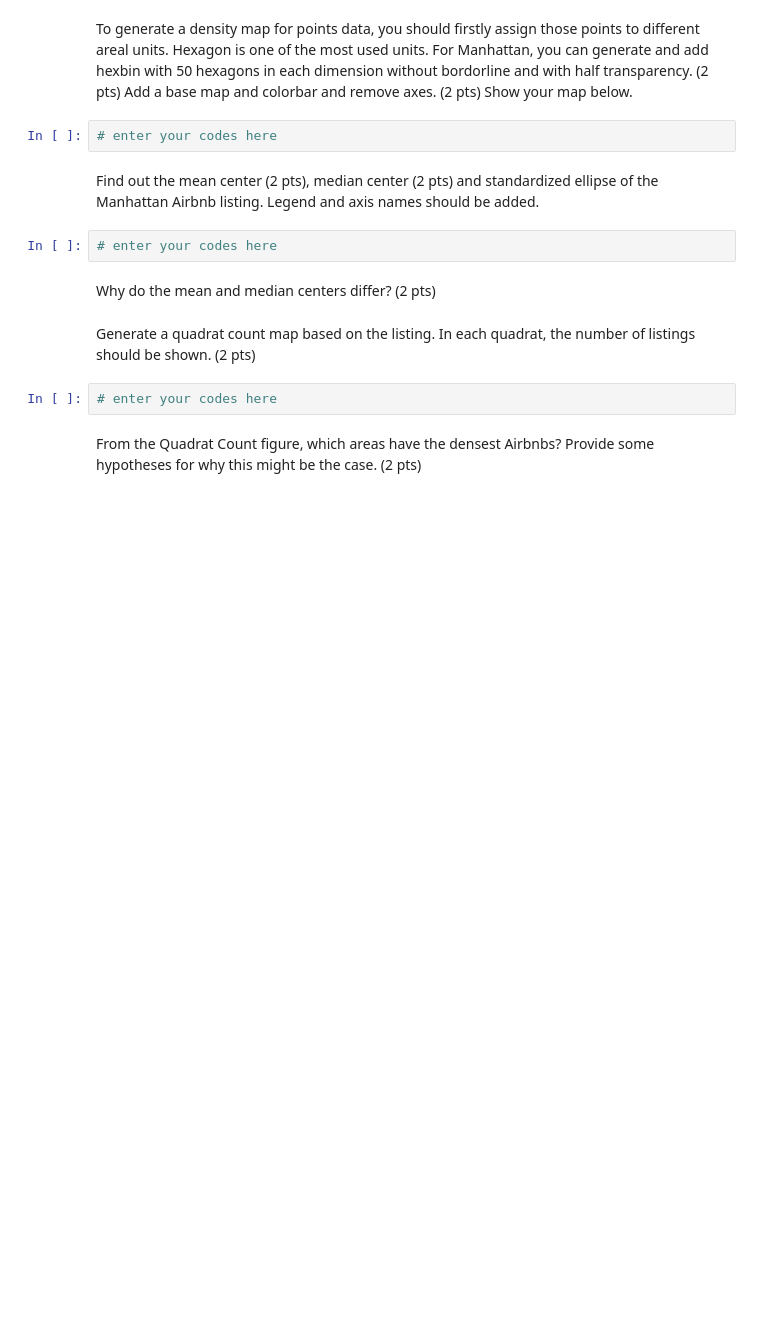
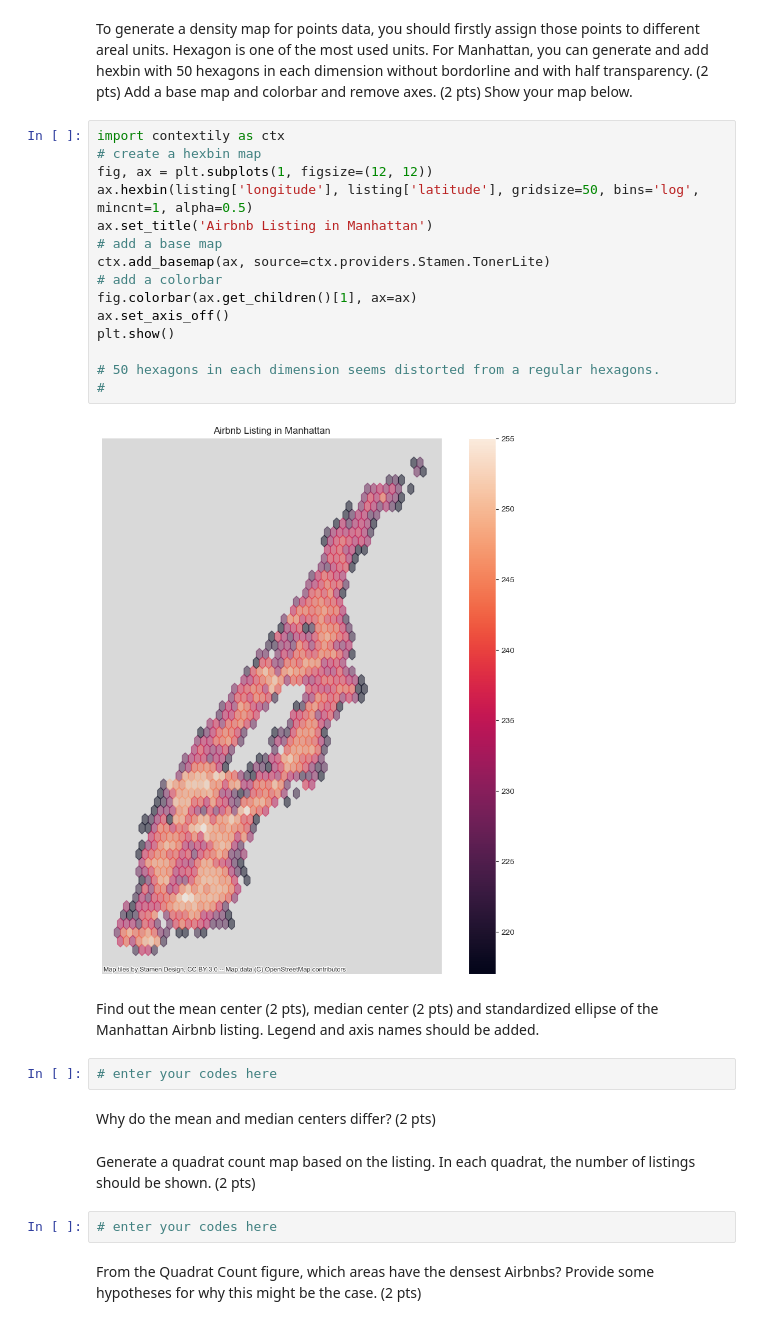
Before and after one commit to RainCyz/4680_5680_intro_uds, a Jupyter notebook: Homework/hw_solution/HW2_Yucheng.ipynb, the cells around one changed output. Drawn from its saved outputs; the diff is of its cells as text; blank space fills up the shorter version.

```diff
--- a/Homework/hw_solution/HW2_Yucheng.ipynb
+++ b/Homework/hw_solution/HW2_Yucheng.ipynb
@@ -323,7 +374,22 @@ Map all the listing in Manhattan by their coordinates and show the density on la
 # %% [markdown]
 To generate a density map for points data, you should firstly assign those points to different areal units. Hexagon is one of the most used units. For Manhattan, you can generate and add hexbin with 50 hexagons in each dimension without bordorline and with half transparency. (2 pts) Add a base map and colorbar and remove axes. (2 pts) Show your map below.
-# %%
-# enter your codes here
+# %%
+import contextily as ctx
+# create a hexbin map
+fig, ax = plt.subplots(1, figsize=(12, 12))
+ax.hexbin(listing['longitude'], listing['latitude'], gridsize=50, bins='log', mincnt=1, alpha=0.5)
+ax.set_title('Airbnb Listing in Manhattan')
+# add a base map
+ctx.add_basemap(ax, source=ctx.providers.Stamen.TonerLite)
+# add a colorbar
+fig.colorbar(ax.get_children()[1], ax=ax)
+ax.set_axis_off()
+plt.show()
+
+# 50 hexagons in each dimension seems distorted from a regular hexagons.
+#
+# %% [output]
+[figure, added]
 # %% [markdown]
 Find out the mean center (2 pts), median center (2 pts) and standardized ellipse of the Manhattan Airbnb listing. Legend and axis names should be added.
 # %%
```
Also changed, not shown: parts of 15 cells of this notebook, 3 other files.
